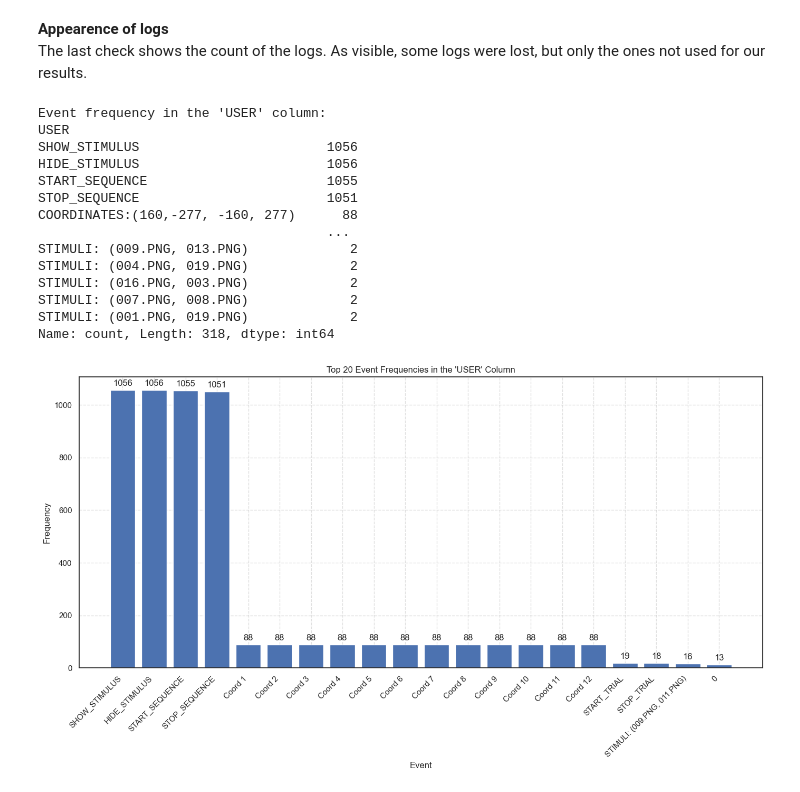
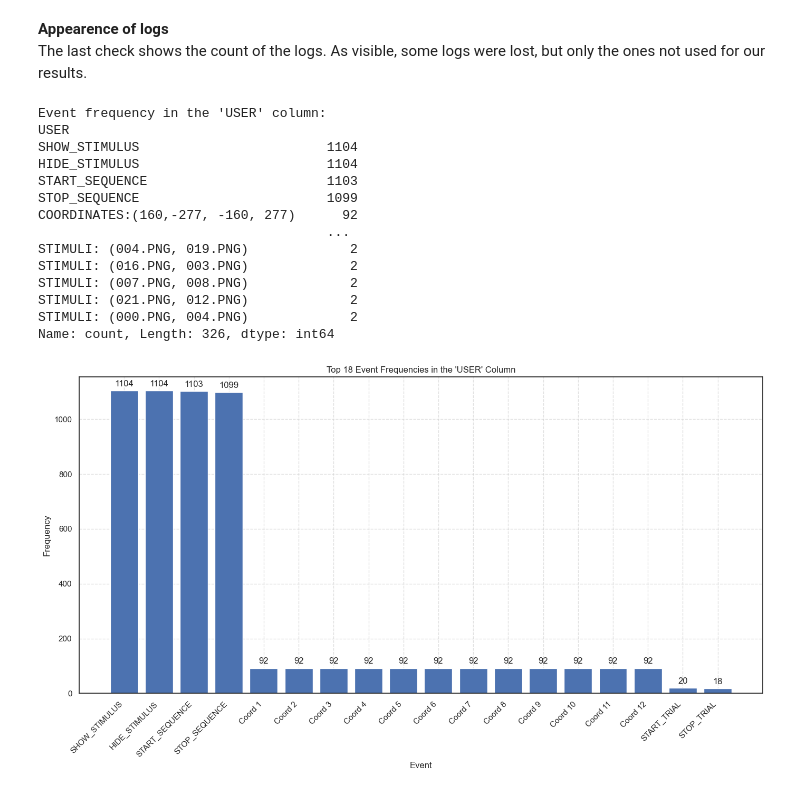
Before and after one commit to PatrickEbner/2024-SoSe_EyeTracking, a Jupyter notebook: scripts/DiagonalBias.ipynb, the cells around one changed output. Saved outputs shown, nothing was run; the diff lists cells and outputs as text; code cells hidden in the pictures.

```diff
--- a/scripts/DiagonalBias.ipynb
+++ b/scripts/DiagonalBias.ipynb
@@ -531,57 +531,57 @@ for file in tsv_files:
     all_data_df = pd.concat([all_data_df, df], ignore_index=True)
 
 # After the loop, check balancing errors on the accumulated data frame
-check_balancing_errors(all_data_df)
+check_event_frequency(all_data_df)
 # %% [output]
 Event frequency in the 'USER' column:
 USER
-SHOW_STIMULUS                        1056
-HIDE_STIMULUS                        1056
-START_SEQUENCE                       1055
-STOP_SEQUENCE                        1051
-COORDINATES:(160,-277, -160, 277)      88
+SHOW_STIMULUS                        1104
+HIDE_STIMULUS                        1104
+START_SEQUENCE                       1103
+STOP_SEQUENCE                        1099
+COORDINATES:(160,-277, -160, 277)      92
                                      ...
-STIMULI: (009.PNG, 013.PNG)             2
 STIMULI: (004.PNG, 019.PNG)             2
 STIMULI: (016.PNG, 003.PNG)             2
 STIMULI: (007.PNG, 008.PNG)             2
-STIMULI: (001.PNG, 019.PNG)             2
-Name: count, Length: 318, dtype: int64
+STIMULI: (021.PNG, 012.PNG)             2
+STIMULI: (000.PNG, 004.PNG)             2
+Name: count, Length: 326, dtype: int64
 # %%
 # Count the occurrences of each event in the 'USER' column
 event_counts = all_data_df['USER'].value_counts()
 
 # Select the top 20 most frequent events
-top_events = event_counts.head(20)
+top_events = event_counts.head(18)
 
 # Convert to DataFrame for ease of plotting
 df_event_counts = top_events.reset_index()
 df_event_counts.columns = ['USER', 'Count']
 
 # Replace 'COORDINATES' log names with 'Coord 1', 'Coord 2', ..., 'Coord 6'
 coord_counter = 1
 for i, user in enumerate(df_event_counts['USER']):
     if 'COORDINATES' in user:
         df_event_counts.at[i, 'USER'] = f'Coord {coord_counter}'
         coord_counter += 1
 
 # Plotting the event frequency
 plt.figure(figsize=(14, 8))
 
 bars = plt.bar(df_event_counts['USER'], df_event_counts['Count'], color='b')
-plt.title("Top 20 Event Frequencies in the 'USER' Column")
+plt.title("Top 18 Event Frequencies in the 'USER' Column")
 plt.xlabel('Event')
 plt.ylabel('Frequency')
 plt.xticks(rotation=45, ha='right')
 plt.ylim(0, df_event_counts['Count'].max() + 50)
 plt.grid(True, linestyle='--', alpha=0.6)
 
 # Adding values on top of bars
 for bar in bars:
     yval = bar.get_height()
     plt.text(bar.get_x() + bar.get_width()/2.0, yval + 10, int(yval), ha='center', va='bottom')  # va: vertical alignment
 
 plt.tight_layout()
 plt.show()
 # %% [output]
-[figure, old version]
+[figure, new version]
```
Also changed, not shown: parts of 15 cells of this notebook.
